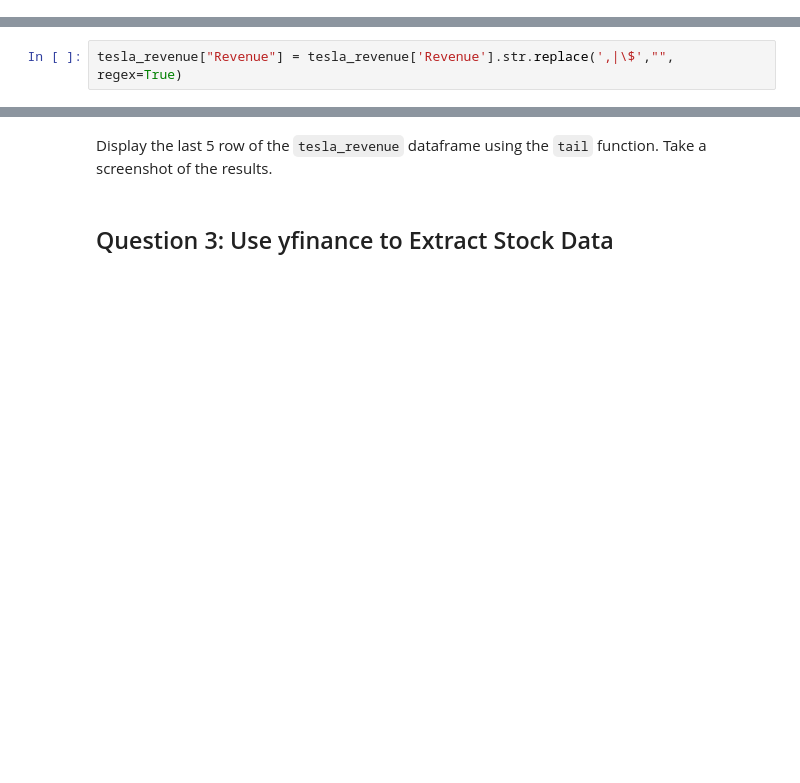
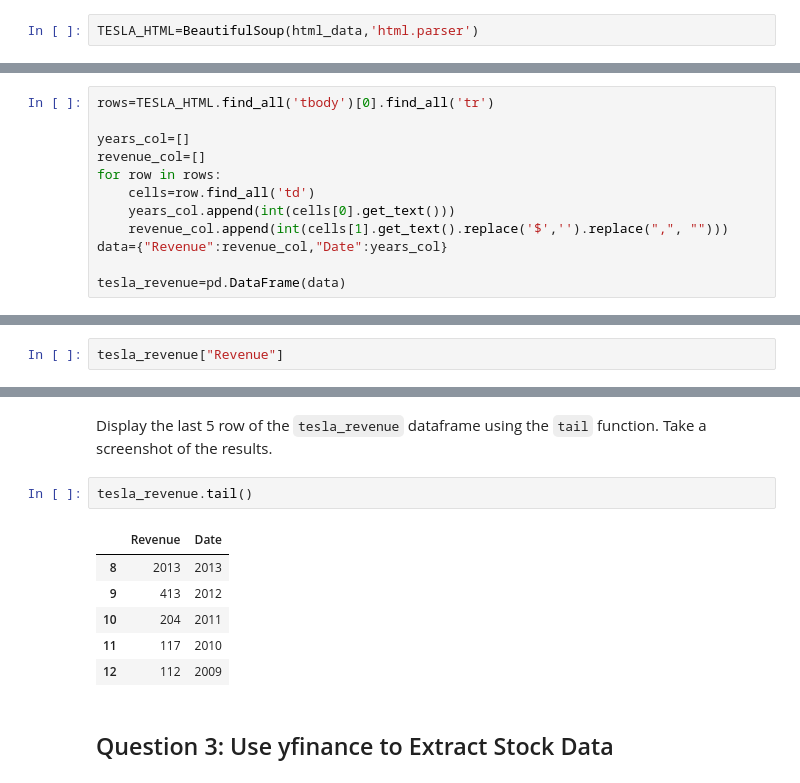
Before and after one commit to MohammedAliBinTaleb/Assignment-python-project-for-data-science, a Jupyter notebook: Final Assignment.ipynb, the cells around one changed output, grey strips where cells are left out. Drawn from its saved outputs; the diff is of its cells as text; blank space fills up the shorter version.

````diff
--- a/Final Assignment.ipynb
+++ b/Final Assignment.ipynb
@@ -111,5 +113,7 @@ NameError: name 'requests' is not defined
 # %% [markdown]
 Parse the html data using `beautiful_soup` using parser i.e `html5lib` or `html.parser`. Make sure to use the `html_data` with the content parameter as follow `html_data.content` .
+# %%
+TESLA_HTML=BeautifulSoup(html_data,'html.parser')
 # %% [markdown]
 Using `BeautifulSoup` or the `read_html` function extract the table with `Tesla Revenue` and store it into a dataframe named `tesla_revenue`. The dataframe should have columns `Date` and `Revenue`.
 # %% [markdown]
@@ -145,7 +149,19 @@ We are focusing on quarterly revenue in the lab.
 ```
 
 </details>
+# %%
+rows=TESLA_HTML.find_all('tbody')[0].find_all('tr')
+
+years_col=[]
+revenue_col=[]
+for row in rows:
+    cells=row.find_all('td')
+    years_col.append(int(cells[0].get_text()))
+    revenue_col.append(int(cells[1].get_text().replace('$','').replace(",", "")))
+data={"Revenue":revenue_col,"Date":years_col}
+
+tesla_revenue=pd.DataFrame(data)
 # %% [markdown]
 Execute the following line to remove the comma and dollar sign from the `Revenue` column.
 # %%
-tesla_revenue["Revenue"] = tesla_revenue['Revenue'].str.replace(',|\$',"", regex=True)
+tesla_revenue["Revenue"]
@@ -157,6 +188,15 @@ tesla_revenue.dropna(inplace=True)
 tesla_revenue = tesla_revenue[tesla_revenue['Revenue'] != ""]
 # %% [markdown]
 Display the last 5 row of the `tesla_revenue` dataframe using the `tail` function. Take a screenshot of the results.
+# %%
+tesla_revenue.tail()
+# %% [output]
+|  | Revenue | Date |
+| 8 | 2013 | 2013 |
+| 9 | 413 | 2012 |
+| 10 | 204 | 2011 |
+| 11 | 117 | 2010 |
+| 12 | 112 | 2009 |
 # %% [markdown]
 ## Question 3: Use yfinance to Extract Stock Data
 # %% [markdown]
````
Also changed, not shown: parts of 8 cells of this notebook.
